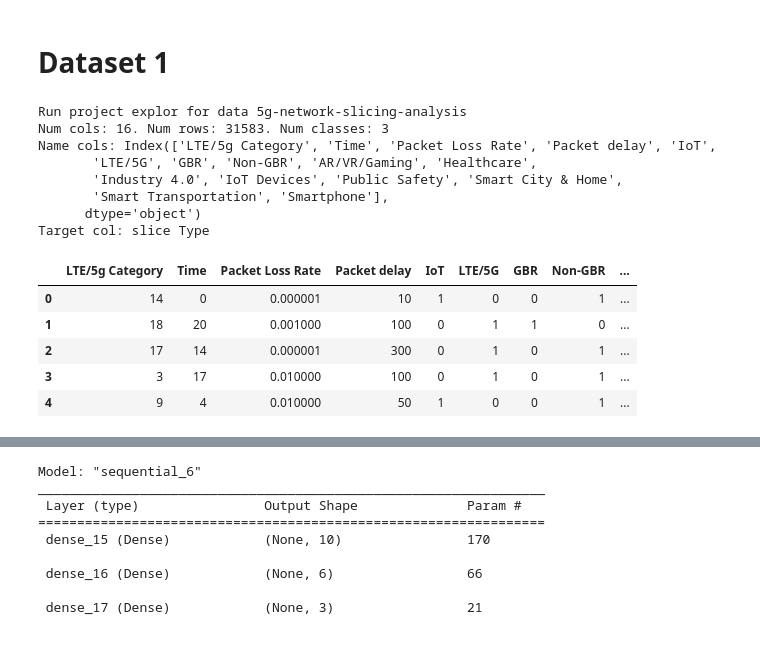
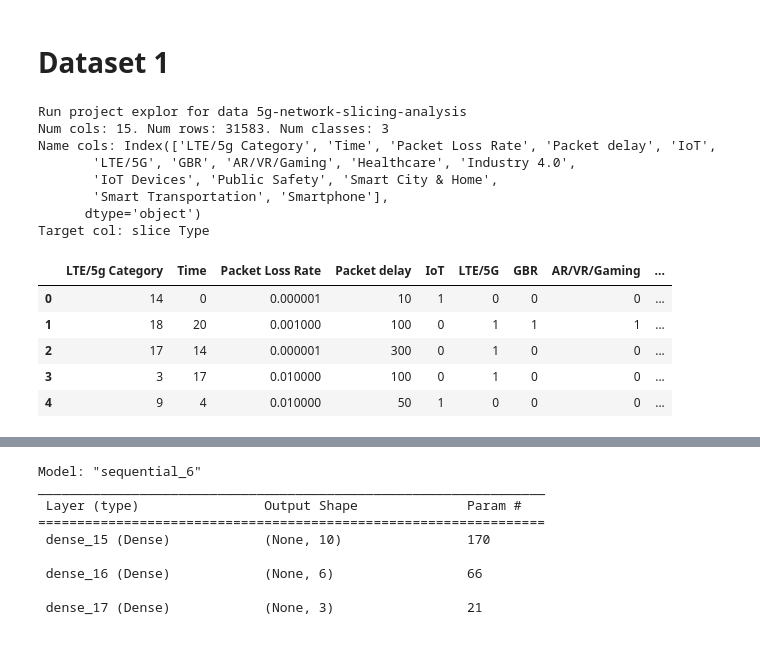
Before and after one commit to Interactive-Coventry/EXPLOR_network_slicing, a Jupyter notebook: test.ipynb, the cells around one changed output, grey strips where cells are left out. Cells and saved outputs as stored; diff of their text form; code cells hidden in the pictures.

```diff
--- a/test.ipynb
+++ b/test.ipynb
@@ -11,39 +11,41 @@ project_name = settings["RUN"]["project_name"]
 # %%
 print(f"Run project {project_name} for data {dataset_name}")
 target_name = "slice Type"
 
 def preprocess(filename = "train.csv"):
     datafile = pathjoin(datasets_dir, project_name, dataset_name, filename)
     df = pd.read_csv(datafile)
     if not (target_name in df.columns):
         target_col = None
     else:
         target_col = df[target_name]
         df.drop(columns=[target_name], inplace=True)
+
+    df.drop(columns=['Non-GBR'], inplace=True)
     return df, target_col
 
 df, target_col = preprocess("train.csv")
 
 num_cols = len(df.columns)
 num_rows = len(df)
 num_classes = len(np.unique(target_col))
 
 print(f"Num cols: {num_cols}. Num rows: {num_rows}. Num classes: {num_classes}")
 print(f"Name cols: {df.columns}")
 print(f"Target col: {target_name}")
 df.head()
 # %% [output]
 Run project explor for data 5g-network-slicing-analysis
-Num cols: 16. Num rows: 31583. Num classes: 3
+Num cols: 15. Num rows: 31583. Num classes: 3
 Name cols: Index(['LTE/5g Category', 'Time', 'Packet Loss Rate', 'Packet delay', 'IoT',
-       'LTE/5G', 'GBR', 'Non-GBR', 'AR/VR/Gaming', 'Healthcare',
-       'Industry 4.0', 'IoT Devices', 'Public Safety', 'Smart City & Home',
+       'LTE/5G', 'GBR', 'AR/VR/Gaming', 'Healthcare', 'Industry 4.0',
+       'IoT Devices', 'Public Safety', 'Smart City & Home',
        'Smart Transportation', 'Smartphone'],
       dtype='object')
 Target col: slice Type
-|  | LTE/5g Category | Time | Packet Loss Rate | Packet delay | IoT | LTE/5G | GBR | Non-GBR | ... |
-| 0 | 14 | 0 | 0.000001 | 10 | 1 | 0 | 0 | 1 | ... |
-| 1 | 18 | 20 | 0.001000 | 100 | 0 | 1 | 1 | 0 | ... |
-| 2 | 17 | 14 | 0.000001 | 300 | 0 | 1 | 0 | 1 | ... |
-| 3 | 3 | 17 | 0.010000 | 100 | 0 | 1 | 0 | 1 | ... |
-| 4 | 9 | 4 | 0.010000 | 50 | 1 | 0 | 0 | 1 | ... |
+|  | LTE/5g Category | Time | Packet Loss Rate | Packet delay | IoT | LTE/5G | GBR | AR/VR/Gaming | ... |
+| 0 | 14 | 0 | 0.000001 | 10 | 1 | 0 | 0 | 0 | ... |
+| 1 | 18 | 20 | 0.001000 | 100 | 0 | 1 | 1 | 1 | ... |
+| 2 | 17 | 14 | 0.000001 | 300 | 0 | 1 | 0 | 0 | ... |
+| 3 | 3 | 17 | 0.010000 | 100 | 0 | 1 | 0 | 0 | ... |
+| 4 | 9 | 4 | 0.010000 | 50 | 1 | 0 | 0 | 0 | ... |
```
Also changed, not shown: parts of 65 cells of this notebook, 3 other files.
